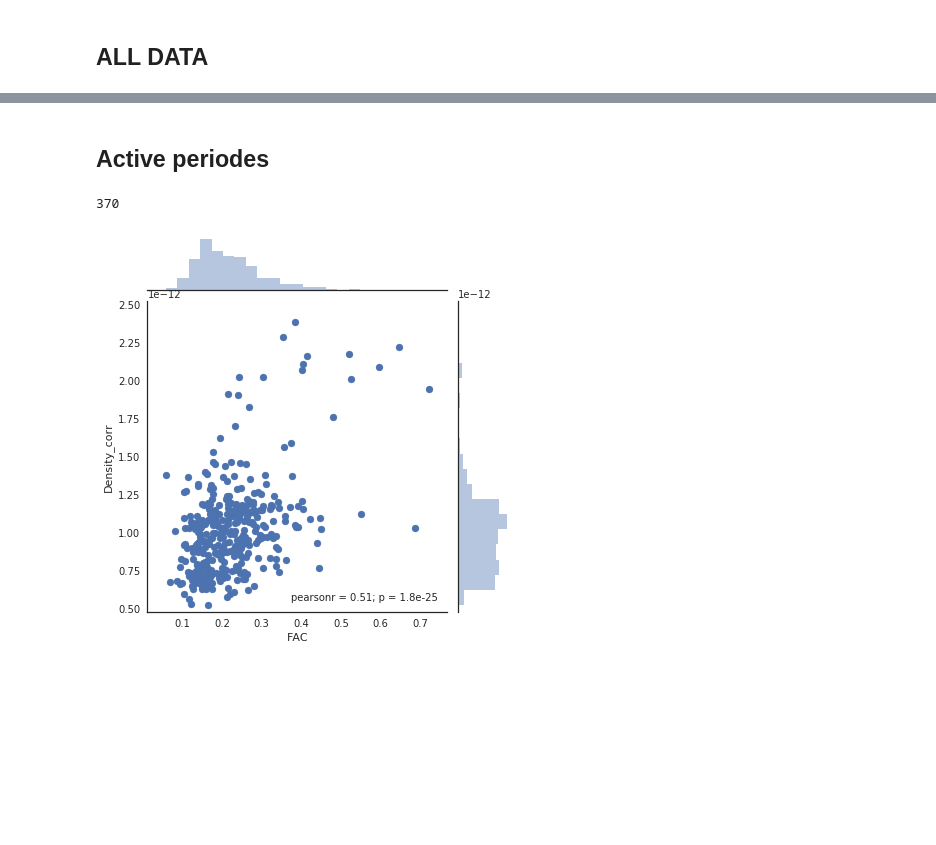
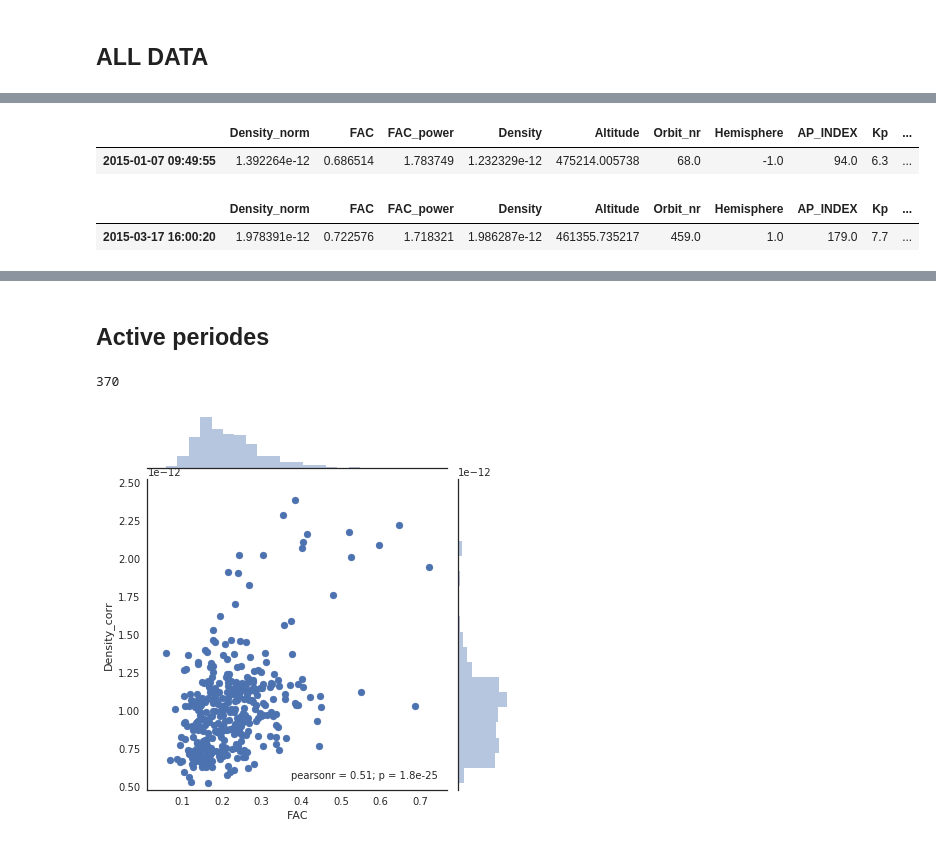
Before and after one commit to lupemba/bachelor, a Jupyter notebook: Histograms.ipynb, the cells around one changed output, grey strips where cells are left out. Saved outputs shown, nothing was run; the diff lists cells and outputs as text; code cells hidden in the pictures; blank space fills up the shorter version.

```diff
--- a/Histograms.ipynb
+++ b/Histograms.ipynb
@@ -28,0 +35,10 @@ quiet =  Half_orbit[Half_orbit.Kp < 4]
+# %%
+Half_orbit[(Half_orbit.Density_norm<1.5*10**-12) &(Half_orbit.FAC>0.6)]
+# %% [output]
+|  | Density_norm | FAC | FAC_power | Density | Altitude | Orbit_nr | Hemisphere | AP_INDEX | Kp | ... |
+| 2015-01-07 09:49:55 | 1.392264e-12 | 0.686514 | 1.783749 | 1.232329e-12 | 475214.005738 | 68.0 | -1.0 | 94.0 | 6.3 | ... |
+# %%
+Half_orbit[(Half_orbit.Density_norm<2*10**-12) &(Half_orbit.FAC>0.7)]
+# %% [output]
+|  | Density_norm | FAC | FAC_power | Density | Altitude | Orbit_nr | Hemisphere | AP_INDEX | Kp | ... |
+| 2015-03-17 16:00:20 | 1.978391e-12 | 0.722576 | 1.718321 | 1.986287e-12 | 461355.735217 | 459.0 | 1.0 | 179.0 | 7.7 | ... |
```
Also changed, not shown: parts of 8 cells of this notebook, 5 other files.
